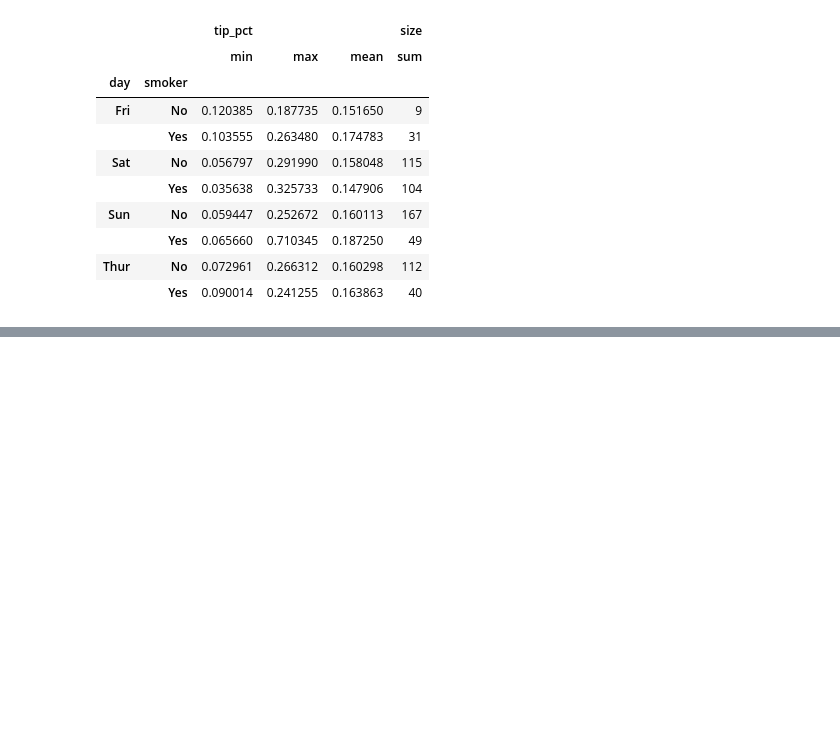
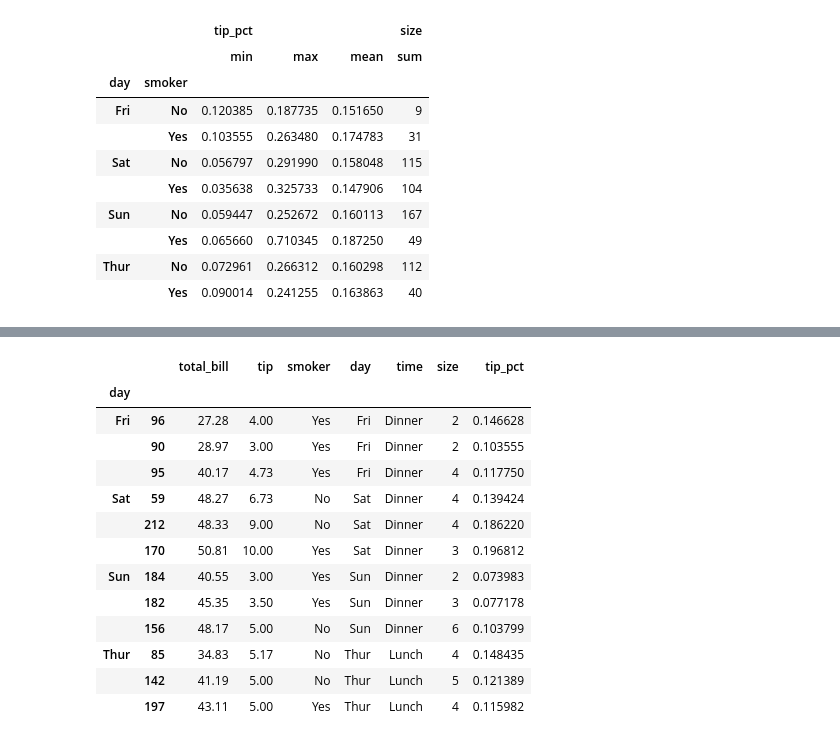
Before and after one commit to lj72808up/AI_Handcraft, a Jupyter notebook: blog/pandas数据处理/7-聚合与分组.ipynb, the cells around one changed output, grey strips where cells are left out. Cells and saved outputs as stored; diff of their text form; code cells hidden in the pictures; blank space fills up the shorter version.

Commit message:
pandas groupby

```diff
--- a/blog/pandas数据处理/7-聚合与分组.ipynb
+++ b/blog/pandas数据处理/7-聚合与分组.ipynb
@@ -363,0 +373,21 @@ grouped.agg({'tip_pct':['min','max','mean'],'size':'sum'})
+# %%
+# apply方法用用top n排名
+def top_n(df,n,columnIdx):
+    return df.sort_values(by=columnIdx).iloc[-n:,:]
+
+df.groupby('day').apply(top_n,3,'total_bill')
+# %% [output]
+|  |  | total_bill | tip | smoker | day | time | size | tip_pct |
+| day |  |  |  |  |  |  |  |  |
+| Fri | 96 | 27.28 | 4.00 | Yes | Fri | Dinner | 2 | 0.146628 |
+|  | 90 | 28.97 | 3.00 | Yes | Fri | Dinner | 2 | 0.103555 |
+|  | 95 | 40.17 | 4.73 | Yes | Fri | Dinner | 4 | 0.117750 |
+| Sat | 59 | 48.27 | 6.73 | No | Sat | Dinner | 4 | 0.139424 |
+|  | 212 | 48.33 | 9.00 | No | Sat | Dinner | 4 | 0.186220 |
+|  | 170 | 50.81 | 10.00 | Yes | Sat | Dinner | 3 | 0.196812 |
+| Sun | 184 | 40.55 | 3.00 | Yes | Sun | Dinner | 2 | 0.073983 |
+|  | 182 | 45.35 | 3.50 | Yes | Sun | Dinner | 3 | 0.077178 |
+|  | 156 | 48.17 | 5.00 | No | Sun | Dinner | 6 | 0.103799 |
+| Thur | 85 | 34.83 | 5.17 | No | Thur | Lunch | 4 | 0.148435 |
+|  | 142 | 41.19 | 5.00 | No | Thur | Lunch | 5 | 0.121389 |
+|  | 197 | 43.11 | 5.00 | Yes | Thur | Lunch | 4 | 0.115982 |
```
Also changed, not shown: parts of 30 cells of this notebook, 1 other file.
